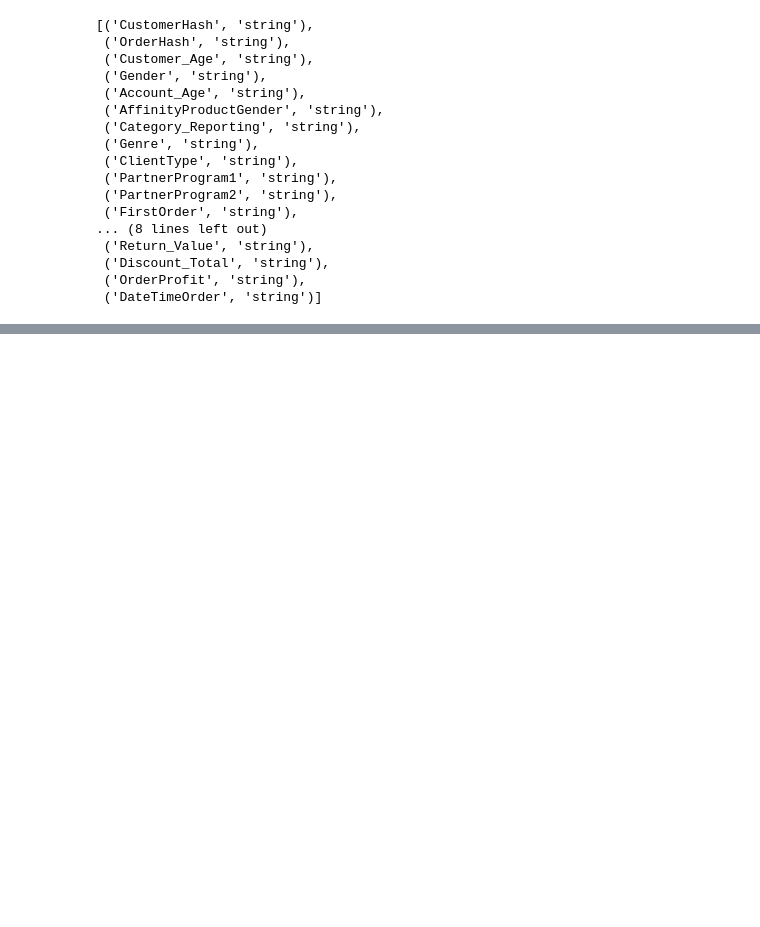
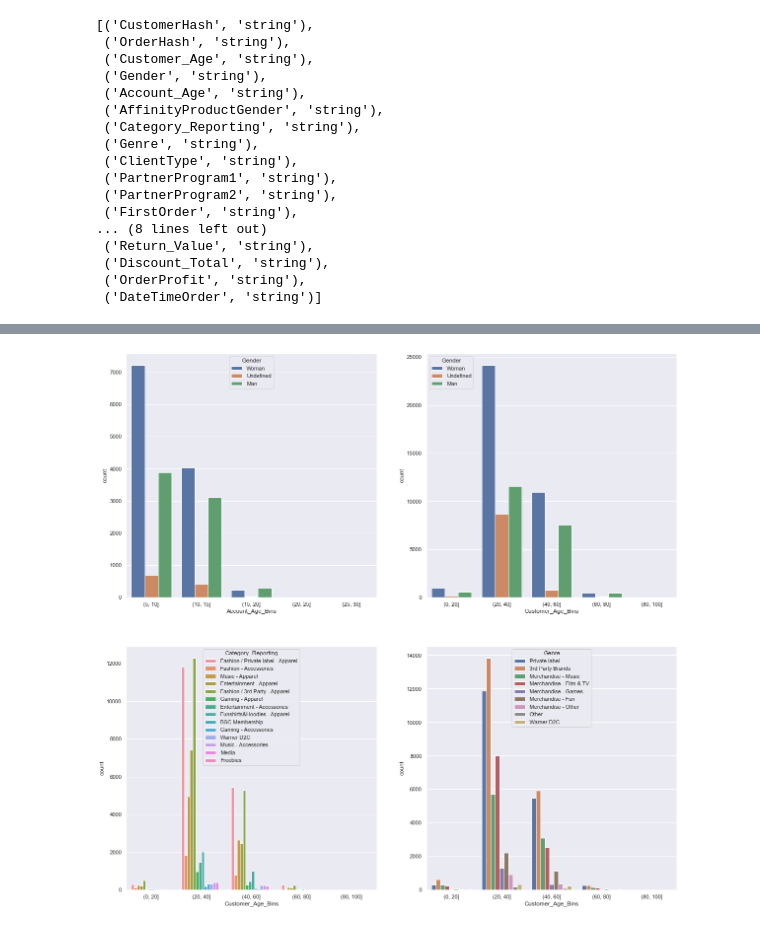
Before and after one commit to Alok2412/Customer-Segmentation-, a Jupyter notebook: Customer_Segmentation - Spark.ipynb, the cells around one changed output, grey strips where cells are left out. Cells and saved outputs as stored; diff of their text form; code cells hidden in the pictures; blank space fills up the shorter version.

```diff
--- a/Customer_Segmentation - Spark.ipynb
+++ b/Customer_Segmentation - Spark.ipynb
@@ -268,0 +197,35 @@ df1 = df1.drop('CustomerHash','OrderHash','DateTimeOrder')
+# %%
+df2 = df1.toPandas()
+# Purchase behavior in customers based on the profit generation
+# fig, (ax1, ax2,ax3,ax4) = plt.subplots(1, 2,3,4, figsize=(14, 4))
+
+fig, axes = plt.subplots(nrows=2, ncols=2)
+fig.set_size_inches(20, 20)
+
+# df2['Customer_Age'] = df2['Customer_Age'].replace({'None':np.nan}).astype(float)
+df2["Customer_Age"] = df2["Customer_Age"].fillna(value=df2["Customer_Age"].mean())
+
+df2['Account_Age_Bins'] = pd.cut(df2['Account_Age'], bins = [5,10,15,20,25,30])
+
+# df2['Account_Age_Bins'] = pd.cut([float(str(i).replace(" ", "")) for i in df2["Account_Age"]],bins = [5,10,15,20,25,30])
+df2['Customer_Age_Bins'] = pd.cut(df2['Customer_Age'], bins = [0,20,40,60,80,100])
+
+# df2['Customer_Age_Bins'] = pd.cut([float(str(i).replace(" ", "")) for i in df2["Customer_Age"]],bins = [0,20,40,60,80,100])
+# sns.countplot(df2[int(float(df2['OrderProfit']))>50]['Account_Age_Bins'], hue=df2[int(float(df2['OrderProfit']))>50]["Gender"] ,ax=ax1);
+
+
+# df2['OrderProfit'] = [float(str(i).replace(" ", "")) for i in df2["OrderProfit"]]
+sns.countplot(df2[df2['OrderProfit']>50]['Account_Age_Bins'], hue=df2[df2['OrderProfit']>50]["Gender"] ,ax=axes[0,0]);
+sns.countplot(df2[df2['OrderProfit']>50]['Customer_Age_Bins'], hue=df2[df2['OrderProfit']>50]["Gender"] ,ax=axes[0,1]);
+sns.countplot(df2[df2['OrderProfit']>50]['Customer_Age_Bins'], hue=df2[df2['OrderProfit']>50]["Category_Reporting"] ,ax=axes[1,0]);
+sns.countplot(df2[df2['OrderProfit']>50]['Customer_Age_Bins'], hue=df2[df2['OrderProfit']>50]["Genre"] ,ax=axes[1,1]);
+
+# sns.countplot(df2[int(float(df2['OrderProfit']))>50]['Customer_Age_Bins'], hue=df2[int(float(df2['OrderProfit']))>50]["Gender"], ax=ax2);
+
+df2.drop(['Account_Age_Bins','Customer_Age_Bins'],inplace = True,axis =1)
+
+
+# df2.drop(['Account_Age_Bins'],inplace = True,axis =1)
+# df2.drop(['Customer_Age_Bins'],inplace = True,axis =1)
+# %% [output]
+[figure, added]
```
Also changed, not shown: parts of 76 cells of this notebook.
